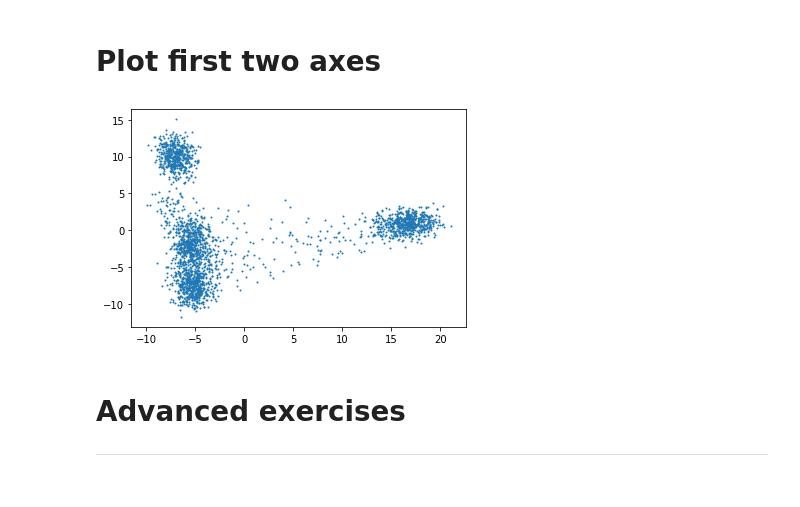
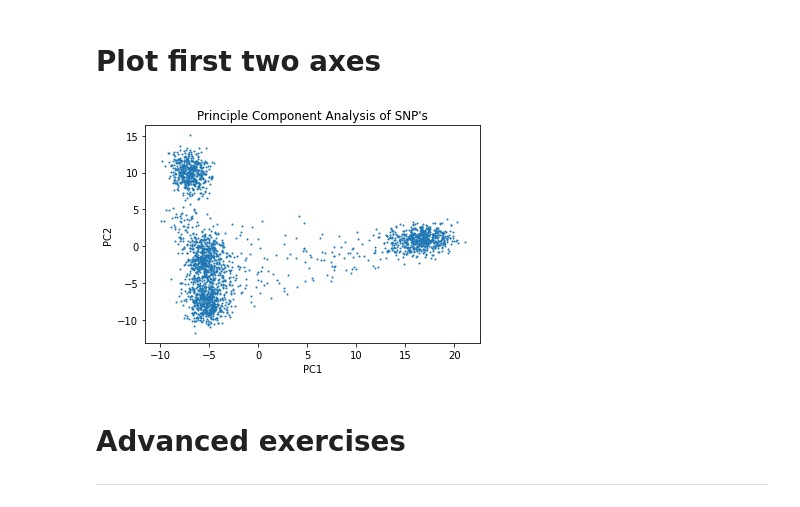
Before and after one commit to bdavi119/qbb2021-answers, a Jupyter notebook: day5-lunch/day5-lunch.ipynb, the cells around one changed output. Saved outputs shown, nothing was run; the diff lists cells and outputs as text; code cells hidden in the pictures.

Commit message:
Added titles and axis labels to graphs

```diff
--- a/day5-lunch/day5-lunch.ipynb
+++ b/day5-lunch/day5-lunch.ipynb
@@ -126,9 +126,12 @@ pca_output_df
 # %%
 fig, ax = plt.subplots()
 ax.scatter(x=pca_output_df['PC1'], y=pca_output_df['PC2'], s=1)
+ax.set_title("Principle Component Analysis of SNP's")
+ax.set_xlabel("PC1")
+ax.set_ylabel("PC2")
 plt.show()
 # %% [output]
-[figure, old version]
+[figure, new version]
 # %% [markdown]
 # Advanced exercises
 ----------------------------
```
Also changed, not shown: parts of 10 cells of this notebook.
